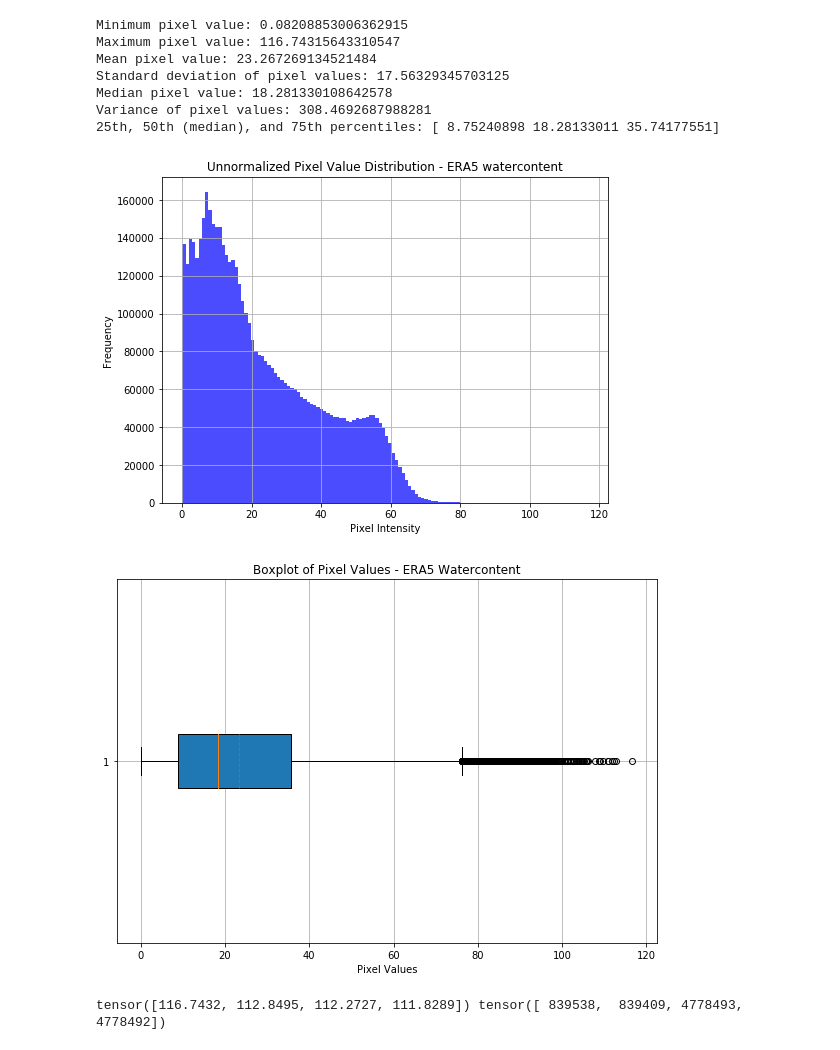
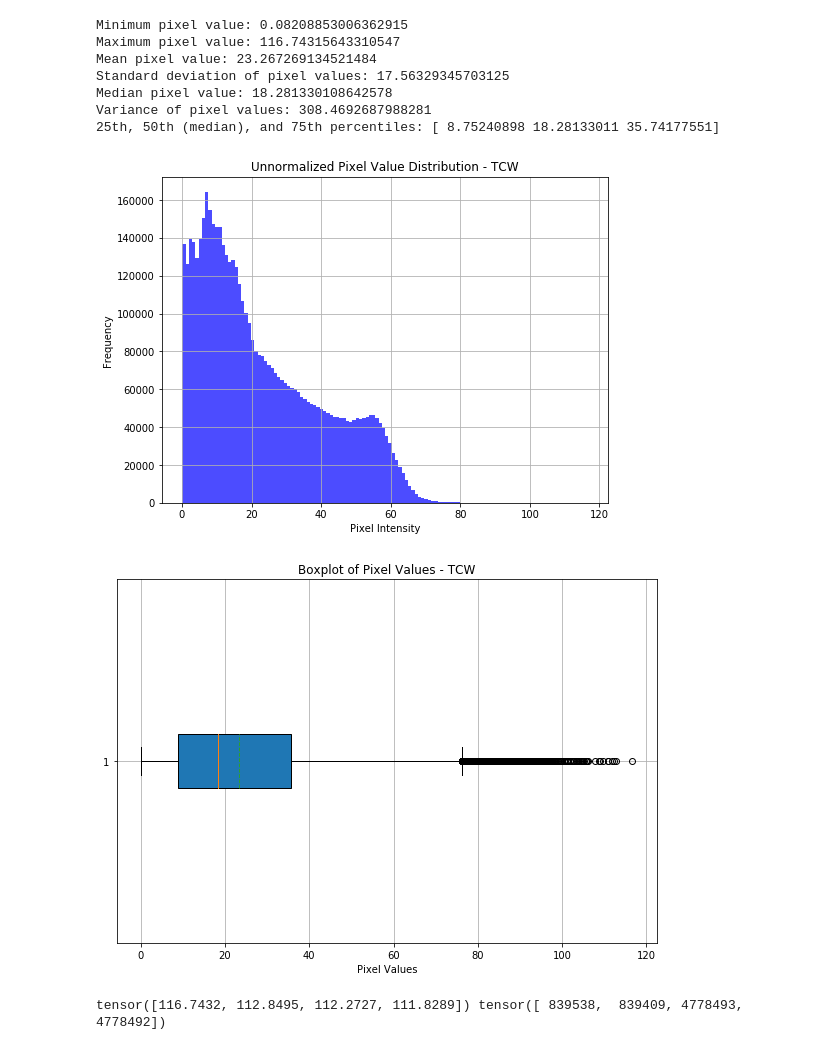
Before and after one commit to christina-winkler/clim-var-ds-cnf, a Jupyter notebook: data_analysis_bicubic_baseline.ipynb, the cells around one changed output. Drawn from its saved outputs; the diff is of its cells as text; code cells hidden in the pictures.

```diff
--- a/data_analysis_bicubic_baseline.ipynb
+++ b/data_analysis_bicubic_baseline.ipynb
@@ -98,5 +98,6 @@ GPUs avail: 1
 # %%
 # Load testset
+args.trainset = "era5-TCW"
 train_loader,val_loader, test_loader, args = dataloading.load_data(args)
 
 in_channels = next(iter(test_loader))[0].shape[1]
@@ -168,34 +169,34 @@ Variance of pixel values: 308.4692687988281
 # %%
 # Flatten the tensor to 1D for boxplot
 all_unnorm_pixels_flat = all_unnorm_pixels_tensor.view(-1).numpy()
 
 # Plot histogram of pixel values
 plt.figure(figsize=(8, 6))
 plt.hist(all_unnorm_pixels_flat, bins=124, color='blue', alpha=0.7)
-plt.title('Unnormalized Pixel Value Distribution - ERA5 watercontent')
+plt.title('Unnormalized Pixel Value Distribution - TCW')
 plt.xlabel('Pixel Intensity')
 plt.ylabel('Frequency')
 plt.grid(True)
 plt.savefig('./data-analysis/unnorm_pix_val_distr_watercontent___.png')
 plt.show()
 # %% [output]
-[figure, old version]
+[figure, new version]
 # %%
 # Plot a boxplot
 plt.figure(figsize=(8, 6))
 plt.boxplot(all_unnorm_pixels_flat, vert=False, patch_artist=True, meanline=True, showmeans=True)
-plt.title('Boxplot of Pixel Values - ERA5 Watercontent')
+plt.title('Boxplot of Pixel Values - TCW')
 plt.xlabel('Pixel Values')
 plt.grid(True)
 plt.tight_layout()
 
 # Save the plot if needed
-plt.savefig('./data-analysis/pixel_values_watercontent_boxplot.png')
+plt.savefig('./data-analysis/pixel_values_tcw_boxplot.png')
 
 # Show plot
 plt.show()
 # %% [output]
-[figure, old version]
+[figure, new version]
 # %%
 torch.max(all_unnorm_pixels_tensor)
 top_values, top_indices = torch.topk(all_unnorm_pixels_tensor, k=4)
```
Also changed, not shown: parts of 9 cells of this notebook, 8 other files.
